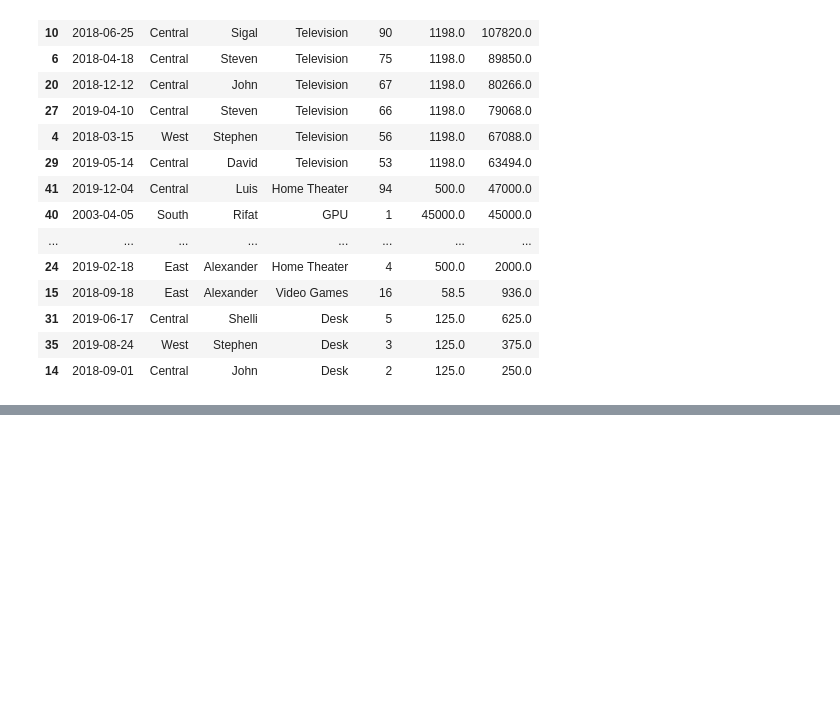
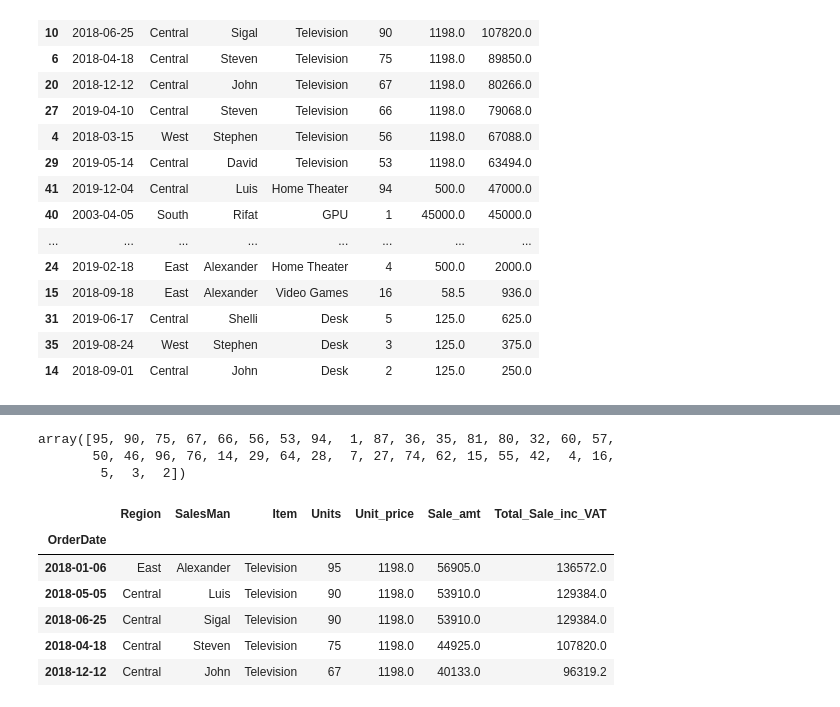
Before and after one commit to KaziRifatMorshed/LearningDataScience, a Jupyter notebook: DataExplorationWithPandas/ExploreSalesData.ipynb, the cells around one changed output, grey strips where cells are left out. Saved outputs shown, nothing was run; the diff lists cells and outputs as text; code cells hidden in the pictures; blank space fills up the shorter version.

```diff
--- a/DataExplorationWithPandas/ExploreSalesData.ipynb
+++ b/DataExplorationWithPandas/ExploreSalesData.ipynb
@@ -532,0 +595,6 @@ df['Total_Sale_inc_VAT'] = df['Units'] * df['Unit_price '] * 1.2
+# %%
+df['Units'].unique()
+# %% [output]
+array([95, 90, 75, 67, 66, 56, 53, 94,  1, 87, 36, 35, 81, 80, 32, 60, 57,
+       50, 46, 96, 76, 14, 29, 64, 28,  7, 27, 74, 62, 15, 55, 42,  4, 16,
+        5,  3,  2])
@@ -532,0 +603,10 @@ df['Total_Sale_inc_VAT'] = df['Units'] * df['Unit_price '] * 1.2
+# %%
+df.head()
+# %% [output]
+|  | Region | SalesMan | Item | Units | Unit_price | Sale_amt | Total_Sale_inc_VAT |
+| OrderDate |  |  |  |  |  |  |  |
+| 2018-01-06 | East | Alexander | Television | 95 | 1198.0 | 56905.0 | 136572.0 |
+| 2018-05-05 | Central | Luis | Television | 90 | 1198.0 | 53910.0 | 129384.0 |
+| 2018-06-25 | Central | Sigal | Television | 90 | 1198.0 | 53910.0 | 129384.0 |
+| 2018-04-18 | Central | Steven | Television | 75 | 1198.0 | 44925.0 | 107820.0 |
+| 2018-12-12 | Central | John | Television | 67 | 1198.0 | 40133.0 | 96319.2 |
```
Also changed, not shown: parts of 13 cells of this notebook, 1 other file.
